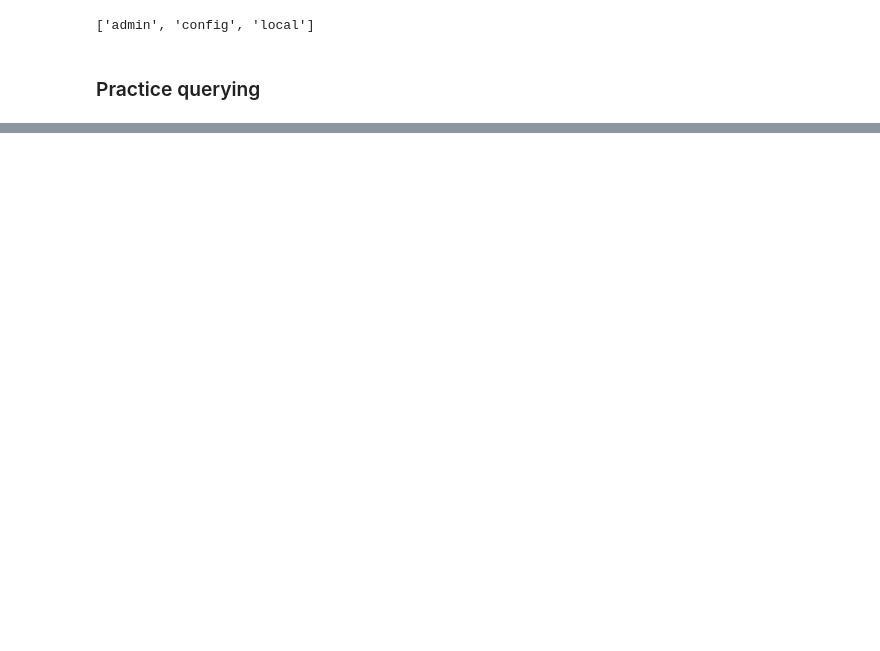
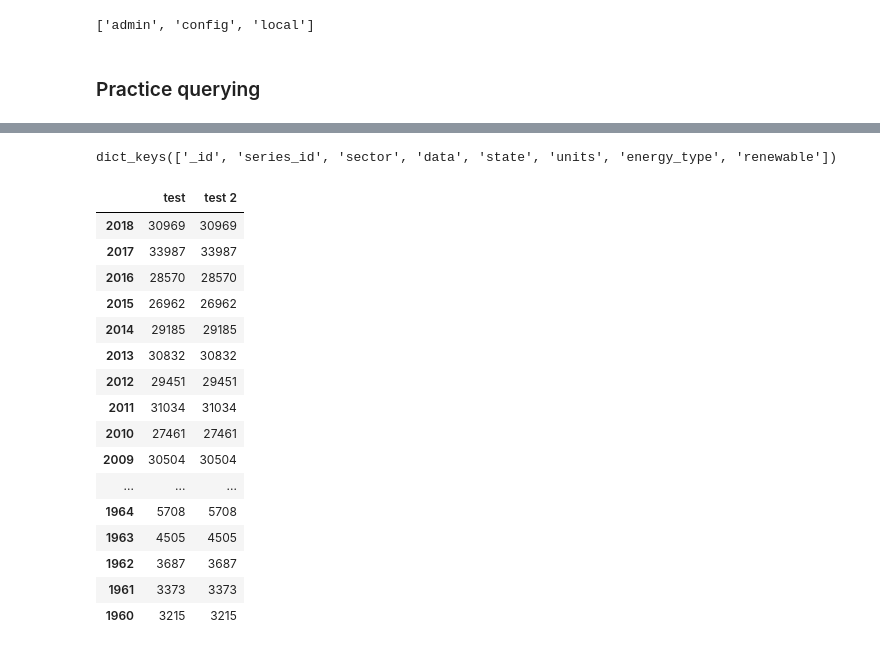
Before and after one commit to msanchez-ayala/energy-consumption, a Jupyter notebook: data_gathering_cleaning.ipynb, the cells around one changed output, grey strips where cells are left out. Saved outputs shown, nothing was run; the diff lists cells and outputs as text; code cells hidden in the pictures; blank space fills up the shorter version.

Commit message:
save data to mongodb and start to put into pandas

```diff
--- a/data_gathering_cleaning.ipynb
+++ b/data_gathering_cleaning.ipynb
@@ -68,7 +59,8 @@ The following energy types were selected based on the categories in the [EIA edu
 # %%
 energy_types = [
     'All Petroleum Products excluding Fuel Ethanol',
-    'Coal','Natural Gas including Supplemental Gaseous Fuels',
+    'Coal',
+    'Natural Gas including Supplemental Gaseous Fuels',
     'Nuclear Power',
     'Biomass',
     'Fuel Ethanol excluding Denaturant',
@@ -76,11 +68,18 @@ energy_types = [
     'Hydroelectricity',
     'Solar Energy',
     'Wind Energy',
-    'Renewable Energy']
+    'Renewable Energy'
+]
+
+
 
 # Make all lowercase in case some pages have inconsistent letter casing
 for i in range(len(energy_types)):
     energy_types[i] = energy_types[i].lower()
+
+nonrenewable_energies = energy_types[:4]
+
+renewable_energies = energy_types[4:]
 # %% [markdown]
 ## Web scrape to get the information for each of the above types of energy
 # %%
@@ -285,0 +306,9 @@ TypeError: batch_size() missing 1 required positional argument: 'batch_size'
+# %%
+dates = np.arange(2018,1959,-1)
+df = pd.DataFrame(index = dates)
+
+for series in oregon:
+    if series.get('sector') == 'Residential Sector':
+        print(series['energy_type'])
+        ts_values = [tuple_[1] for tuple_ in series['data']]
+        df = pd.concat([df, pd.Series(data = ts_values,name=series['energy_type'], index=dates)],axis=1)
@@ -285,0 +328,26 @@ TypeError: batch_size() missing 1 required positional argument: 'batch_size'
+# %%
+series.keys()
+# %% [output]
+dict_keys(['_id', 'series_id', 'sector', 'data', 'state', 'units', 'energy_type', 'renewable'])
+# %%
+test_df = pd.concat([or_df, pd.Series(values,name='test',index=dates)],axis=1)
+# %%
+pd.concat([test_df, pd.Series(values, name='test 2',index=dates)],axis=1)
+# %% [output]
+|  | test | test 2 |
+| 2018 | 30969 | 30969 |
+| 2017 | 33987 | 33987 |
+| 2016 | 28570 | 28570 |
+| 2015 | 26962 | 26962 |
+| 2014 | 29185 | 29185 |
+| 2013 | 30832 | 30832 |
+| 2012 | 29451 | 29451 |
+| 2011 | 31034 | 31034 |
+| 2010 | 27461 | 27461 |
+| 2009 | 30504 | 30504 |
+| ... | ... | ... |
+| 1964 | 5708 | 5708 |
+| 1963 | 4505 | 4505 |
+| 1962 | 3687 | 3687 |
+| 1961 | 3373 | 3373 |
+| 1960 | 3215 | 3215 |
```
Also changed, not shown: parts of 10 cells of this notebook.
